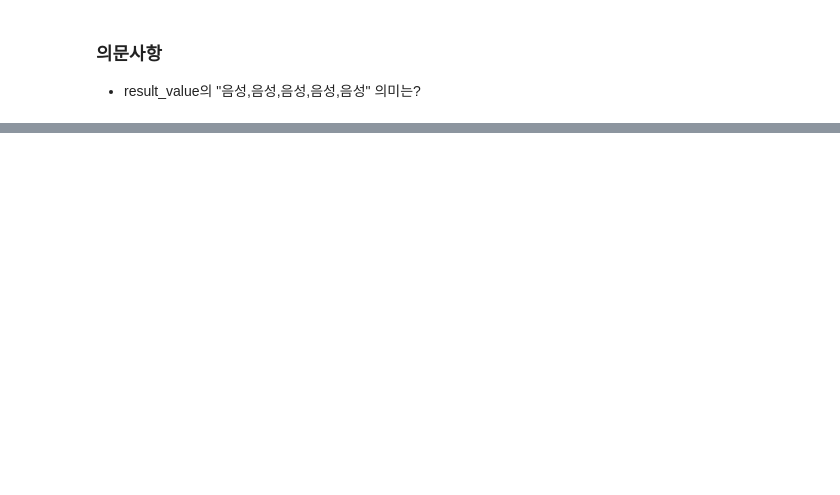
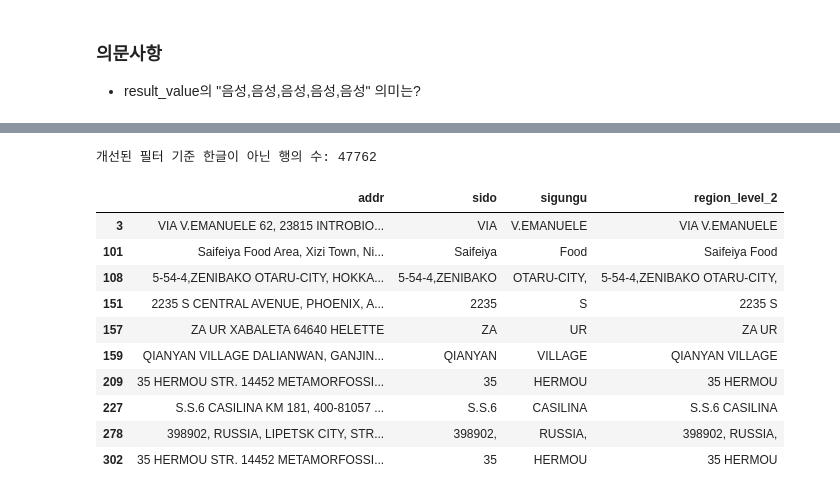
Before and after one commit to ancestor9/Listeria, a Jupyter notebook: Listeria_01_Extract_Data.ipynb, the cells around one changed output, grey strips where cells are left out. Cells and saved outputs as stored; diff of their text form; code cells hidden in the pictures; blank space fills up the shorter version.

```diff
--- a/Listeria_01_Extract_Data.ipynb
+++ b/Listeria_01_Extract_Data.ipynb
@@ -207,0 +252,11 @@ print(f"필터링 후 tf 행 수: {len(tf_filtered)}")
+# %%
+# 'addr' 컬럼의 문자열을 공백 기준으로 분할하여 '시도'와 '시군구'를 추출합니다.
+# 데이터에 결측치나 비정상적인 주소가 있을 수 있으므로 string 타입으로 변환 후 처리합니다.
+df['sido'] = df['addr'].astype(str).apply(lambda x: x.split()[0] if len(x.split()) > 0 else '')
+df['sigungu'] = df['addr'].astype(str).apply(lambda x: x.split()[1] if len(x.split()) > 1 else '')
+
+# 추출한 '시도'와 '시군구'를 결합하여 '경기도 안성시' 형태의 피처를 생성합니다.
+df['region_level_2'] = df['sido'] + ' ' + df['sigungu']
+
+# 결과 확인
+df[['addr', 'sido', 'sigungu', 'region_level_2']].head()
@@ -207,0 +270,22 @@ print(f"필터링 후 tf 행 수: {len(tf_filtered)}")
+# %%
+# 숫자(0-9) 및 일부 특수문자를 허용하여 세종시(도움3로) 등 국내 도로명 주소가 감지되지 않도록 개선합니다.
+# 한글, 공백, 숫자 이외의 문자(예: 영문 알파벳)가 포함된 행만 필터링합니다.
+refined_non_korean_mask = df['sido'].str.contains('[^가-힣\s0-9]', na=False) | df['sigungu'].str.contains('[^가-힣\s0-9]', na=False)
+refined_non_korean_df = df[refined_non_korean_mask]
+
+# 결과 확인
+print(f"개선된 필터 기준 한글이 아닌 행의 수: {len(refined_non_korean_df)}")
+refined_non_korean_df[['addr', 'sido', 'sigungu', 'region_level_2']].head(10)
+# %% [output]
+개선된 필터 기준 한글이 아닌 행의 수: 47762
+|  | addr | sido | sigungu | region_level_2 |
+| 3 | VIA V.EMANUELE 62, 23815 INTROBIO... | VIA | V.EMANUELE | VIA V.EMANUELE |
+| 101 | Saifeiya Food Area, Xizi Town, Ni... | Saifeiya | Food | Saifeiya Food |
+| 108 | 5-54-4,ZENIBAKO OTARU-CITY, HOKKA... | 5-54-4,ZENIBAKO | OTARU-CITY, | 5-54-4,ZENIBAKO OTARU-CITY, |
+| 151 | 2235 S CENTRAL AVENUE, PHOENIX, A... | 2235 | S | 2235 S |
+| 157 | ZA UR XABALETA 64640 HELETTE | ZA | UR | ZA UR |
+| 159 | QIANYAN VILLAGE DALIANWAN, GANJIN... | QIANYAN | VILLAGE | QIANYAN VILLAGE |
+| 209 | 35 HERMOU STR. 14452 METAMORFOSSI... | 35 | HERMOU | 35 HERMOU |
+| 227 | S.S.6 CASILINA KM 181, 400-81057 ... | S.S.6 | CASILINA | S.S.6 CASILINA |
+| 278 | 398902, RUSSIA, LIPETSK CITY, STR... | 398902, | RUSSIA, | 398902, RUSSIA, |
+| 302 | 35 HERMOU STR. 14452 METAMORFOSSI... | 35 | HERMOU | 35 HERMOU |
```
Also changed, not shown: parts of 14 cells of this notebook.
